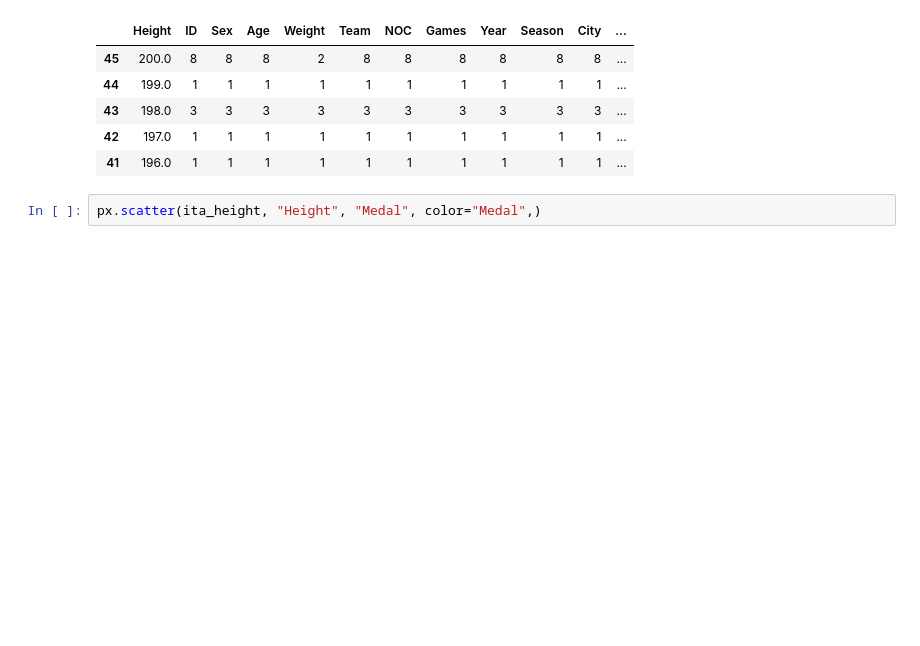
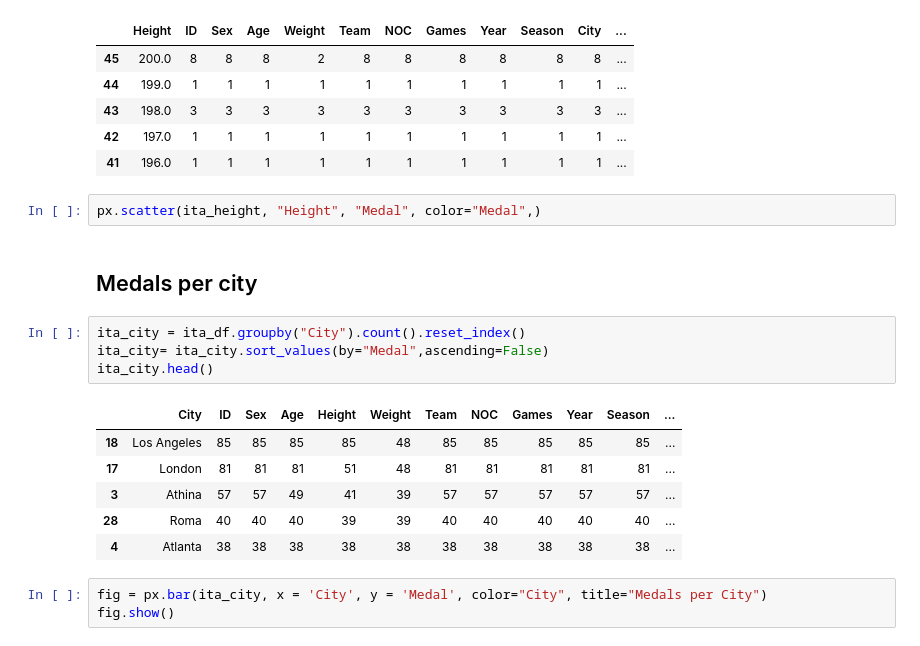
Before and after one commit to marcusbdtf/os-projekt-databehandling, a Jupyter notebook: 0-mar-uppgift.ipynb, the cells around one changed output. Drawn from its saved outputs; the diff is of its cells as text; blank space fills up the shorter version.

```diff
--- a/0-mar-uppgift.ipynb
+++ b/0-mar-uppgift.ipynb
@@ -261,3 +261,19 @@ ita_height.head()
 | 41 | 196.0 | 1 | 1 | 1 | 1 | 1 | 1 | 1 | 1 | 1 | 1 | ... |
 # %%
 px.scatter(ita_height, "Height", "Medal", color="Medal",)
+# %% [markdown]
+## Medals per city
+# %%
+ita_city = ita_df.groupby("City").count().reset_index()
+ita_city= ita_city.sort_values(by="Medal",ascending=False)
+ita_city.head()
+# %% [output]
+|  | City | ID | Sex | Age | Height | Weight | Team | NOC | Games | Year | Season | ... |
+| 18 | Los Angeles | 85 | 85 | 85 | 85 | 48 | 85 | 85 | 85 | 85 | 85 | ... |
+| 17 | London | 81 | 81 | 81 | 51 | 48 | 81 | 81 | 81 | 81 | 81 | ... |
+| 3 | Athina | 57 | 57 | 49 | 41 | 39 | 57 | 57 | 57 | 57 | 57 | ... |
+| 28 | Roma | 40 | 40 | 40 | 39 | 39 | 40 | 40 | 40 | 40 | 40 | ... |
+| 4 | Atlanta | 38 | 38 | 38 | 38 | 38 | 38 | 38 | 38 | 38 | 38 | ... |
+# %%
+fig = px.bar(ita_city, x = 'City', y = 'Medal', color="City", title="Medals per City")
+fig.show()
```
Also changed, not shown: parts of 2 cells of this notebook, 1 other file.
